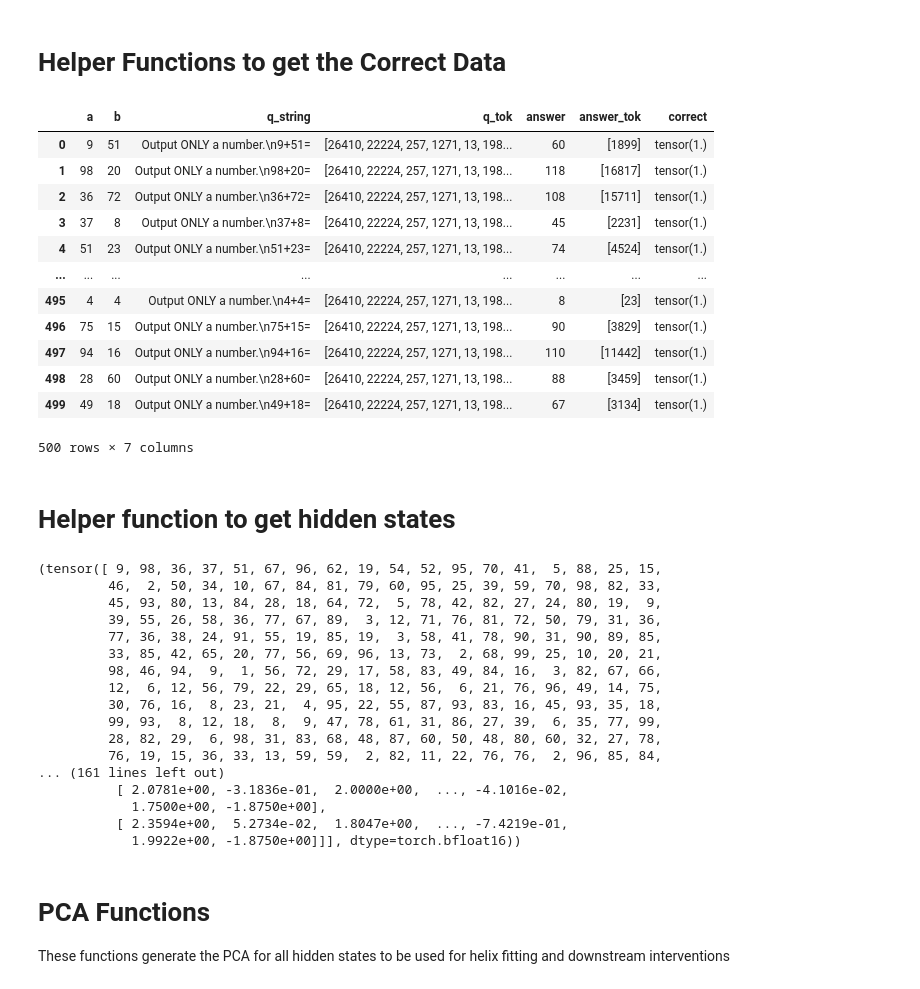
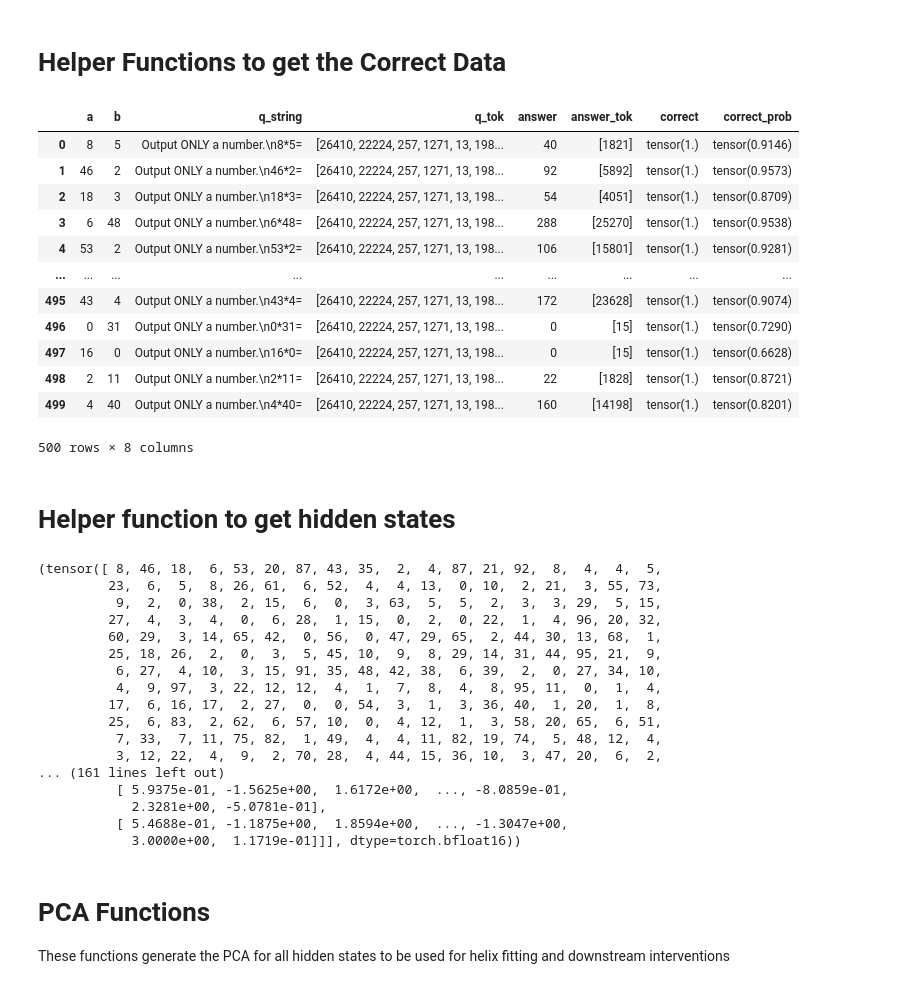
Before and after one commit to BorisTheBrave/llm-addition-takehome, a Jupyter notebook: llm-addition/experimentation/helix_fitting.ipynb, the cells around one changed output. Saved outputs shown, nothing was run; the diff lists cells and outputs as text; code cells hidden in the pictures.

```diff
--- a/llm-addition/experimentation/helix_fitting.ipynb
+++ b/llm-addition/experimentation/helix_fitting.ipynb
@@ -175,43 +179,43 @@ Accuracy for numbers up to 100: 79.65%
 # Helper Functions to get the Correct Data
 # %%
 def get_correct_df(mina = 0, maxa = 99):
-    df = pd.read_pickle(f'data_addition/gen_math/data_addition_correct_{mina}_{maxa}_{MODEL_NAME}.pkl')
+    df = pd.read_pickle(f'data_{OPERATION}/gen_math/data_{OPERATION}_correct_{mina}_{maxa}_{MODEL_NAME}.pkl')
     return df[df['correct'] == 1]
 
 def get_df_sample(mina = 0, maxa = 99, num_sample = 500, run = False):
     if run:
         df = get_correct_df(mina, maxa)
         df = df.sample(n=num_sample, random_state=42).reset_index(drop=True)
         # Save sampled dataframe
-        save_path = f'data_addition/gen_math/data_addition_correct_sample_{mina}_{maxa}_{MODEL_NAME}.pkl'
+        save_path = f'data_{OPERATION}/gen_math/data_{OPERATION}_correct_sample_{mina}_{maxa}_{MODEL_NAME}.pkl'
         df.to_pickle(save_path)
-    return pd.read_pickle(f'data_addition/gen_math/data_addition_correct_sample_{mina}_{maxa}_{MODEL_NAME}.pkl')
+    return pd.read_pickle(f'data_{OPERATION}/gen_math/data_{OPERATION}_correct_sample_{mina}_{maxa}_{MODEL_NAME}.pkl')
 
 def get_output_tokens(mina = 0, maxa = 99):
     # answers range from 0, 99 * 2
     avals, toks = [], []
     for a in range(mina, 2 * maxa + 1):
         atok = model.tokenizer(f'{a}')['input_ids']
         avals.append(a)
         toks.append(atok[0])
     return avals, toks
 
 a, toks = get_output_tokens()
 get_df_sample(run = True)
 # %% [output]
-|  | a | b | q_string | q_tok | answer | answer_tok | correct |
-| 0 | 9 | 51 | Output ONLY a number.\n9+51= | [26410, 22224, 257, 1271, 13, 198... | 60 | [1899] | tensor(1.) |
-| 1 | 98 | 20 | Output ONLY a number.\n98+20= | [26410, 22224, 257, 1271, 13, 198... | 118 | [16817] | tensor(1.) |
-| 2 | 36 | 72 | Output ONLY a number.\n36+72= | [26410, 22224, 257, 1271, 13, 198... | 108 | [15711] | tensor(1.) |
-| 3 | 37 | 8 | Output ONLY a number.\n37+8= | [26410, 22224, 257, 1271, 13, 198... | 45 | [2231] | tensor(1.) |
-| 4 | 51 | 23 | Output ONLY a number.\n51+23= | [26410, 22224, 257, 1271, 13, 198... | 74 | [4524] | tensor(1.) |
-| ... | ... | ... | ... | ... | ... | ... | ... |
-| 495 | 4 | 4 | Output ONLY a number.\n4+4= | [26410, 22224, 257, 1271, 13, 198... | 8 | [23] | tensor(1.) |
-| 496 | 75 | 15 | Output ONLY a number.\n75+15= | [26410, 22224, 257, 1271, 13, 198... | 90 | [3829] | tensor(1.) |
-| 497 | 94 | 16 | Output ONLY a number.\n94+16= | [26410, 22224, 257, 1271, 13, 198... | 110 | [11442] | tensor(1.) |
-| 498 | 28 | 60 | Output ONLY a number.\n28+60= | [26410, 22224, 257, 1271, 13, 198... | 88 | [3459] | tensor(1.) |
-| 499 | 49 | 18 | Output ONLY a number.\n49+18= | [26410, 22224, 257, 1271, 13, 198... | 67 | [3134] | tensor(1.) |
+|  | a | b | q_string | q_tok | answer | answer_tok | correct | correct_prob |
+| 0 | 8 | 5 | Output ONLY a number.\n8*5= | [26410, 22224, 257, 1271, 13, 198... | 40 | [1821] | tensor(1.) | tensor(0.9146) |
+| 1 | 46 | 2 | Output ONLY a number.\n46*2= | [26410, 22224, 257, 1271, 13, 198... | 92 | [5892] | tensor(1.) | tensor(0.9573) |
+| 2 | 18 | 3 | Output ONLY a number.\n18*3= | [26410, 22224, 257, 1271, 13, 198... | 54 | [4051] | tensor(1.) | tensor(0.8709) |
+| 3 | 6 | 48 | Output ONLY a number.\n6*48= | [26410, 22224, 257, 1271, 13, 198... | 288 | [25270] | tensor(1.) | tensor(0.9538) |
+| 4 | 53 | 2 | Output ONLY a number.\n53*2= | [26410, 22224, 257, 1271, 13, 198... | 106 | [15801] | tensor(1.) | tensor(0.9281) |
+| ... | ... | ... | ... | ... | ... | ... | ... | ... |
+| 495 | 43 | 4 | Output ONLY a number.\n43*4= | [26410, 22224, 257, 1271, 13, 198... | 172 | [23628] | tensor(1.) | tensor(0.9074) |
+| 496 | 0 | 31 | Output ONLY a number.\n0*31= | [26410, 22224, 257, 1271, 13, 198... | 0 | [15] | tensor(1.) | tensor(0.7290) |
+| 497 | 16 | 0 | Output ONLY a number.\n16*0= | [26410, 22224, 257, 1271, 13, 198... | 0 | [15] | tensor(1.) | tensor(0.6628) |
+| 498 | 2 | 11 | Output ONLY a number.\n2*11= | [26410, 22224, 257, 1271, 13, 198... | 22 | [1828] | tensor(1.) | tensor(0.8721) |
+| 499 | 4 | 40 | Output ONLY a number.\n4*40= | [26410, 22224, 257, 1271, 13, 198... | 160 | [14198] | tensor(1.) | tensor(0.8201) |
-500 rows × 7 columns
+500 rows × 8 columns
 # %% [markdown]
 # Helper function to get hidden states
 # %%
@@ -249,9 +253,9 @@ def run_hs(target, mina = 0, maxa = 99, batch_size = 80, sample = False):
     # Save nums and hss to file with descriptive name
     # Use _FULL in filename if using complete dataset
     suffix = '_FULL' if not sample else ''
-    save_path = f'data/helix_hss/{target}_helix_data_{mina}_{maxa}{suffix}_{MODEL_NAME}.pt'
+    save_path = f'data_{OPERATION}/helix_hss/{target}_helix_data_{mina}_{maxa}{suffix}_{MODEL_NAME}.pt'
     # Create directory if it doesn't exist
-    os.makedirs('data/helix_hss', exist_ok=True)
+    os.makedirs(f'data_{OPERATION}/helix_hss', exist_ok=True)
     # Save tensors
     torch.save({
         'a': a,
@@ -263,7 +267,7 @@ def run_hs(target, mina = 0, maxa = 99, batch_size = 80, sample = False):
 
 def get_nums_hss(target, mina = 0,maxa = 99, sample = True):
     suffix = '_FULL' if not sample else ''
-    save_path = f'data/helix_hss/{target}_helix_data_{mina}_{maxa}{suffix}_{MODEL_NAME}.pt'
+    save_path = f'data_{OPERATION}/helix_hss/{target}_helix_data_{mina}_{maxa}{suffix}_{MODEL_NAME}.pt'
     obj = torch.load(save_path, weights_only=True)
     a,b,a_b, hss = obj['a'], obj['b'], obj['a+b'], obj['hidden_states']
     return a,b,a_b, hss
@@ -276,23 +280,23 @@ def get_nums_hss(target, mina = 0,maxa = 99, sample = True):
 # run_hs('a+b', sample = True)
 get_nums_hss('a', sample = True)
 # %% [output]
-(tensor([ 9, 98, 36, 37, 51, 67, 96, 62, 19, 54, 52, 95, 70, 41,  5, 88, 25, 15,
-         46,  2, 50, 34, 10, 67, 84, 81, 79, 60, 95, 25, 39, 59, 70, 98, 82, 33,
-         45, 93, 80, 13, 84, 28, 18, 64, 72,  5, 78, 42, 82, 27, 24, 80, 19,  9,
-         39, 55, 26, 58, 36, 77, 67, 89,  3, 12, 71, 76, 81, 72, 50, 79, 31, 36,
-         77, 36, 38, 24, 91, 55, 19, 85, 19,  3, 58, 41, 78, 90, 31, 90, 89, 85,
-         33, 85, 42, 65, 20, 77, 56, 69, 96, 13, 73,  2, 68, 99, 25, 10, 20, 21,
-         98, 46, 94,  9,  1, 56, 72, 29, 17, 58, 83, 49, 84, 16,  3, 82, 67, 66,
-         12,  6, 12, 56, 79, 22, 29, 65, 18, 12, 56,  6, 21, 76, 96, 49, 14, 75,
-         30, 76, 16,  8, 23, 21,  4, 95, 22, 55, 87, 93, 83, 16, 45, 93, 35, 18,
-         99, 93,  8, 12, 18,  8,  9, 47, 78, 61, 31, 86, 27, 39,  6, 35, 77, 99,
-         28, 82, 29,  6, 98, 31, 83, 68, 48, 87, 60, 50, 48, 80, 60, 32, 27, 78,
-         76, 19, 15, 36, 33, 13, 59, 59,  2, 82, 11, 22, 76, 76,  2, 96, 85, 84,
+(tensor([ 8, 46, 18,  6, 53, 20, 87, 43, 35,  2,  4, 87, 21, 92,  8,  4,  4,  5,
+         23,  6,  5,  8, 26, 61,  6, 52,  4,  4, 13,  0, 10,  2, 21,  3, 55, 73,
+          9,  2,  0, 38,  2, 15,  6,  0,  3, 63,  5,  5,  2,  3,  3, 29,  5, 15,
+         27,  4,  3,  4,  0,  6, 28,  1, 15,  0,  2,  0, 22,  1,  4, 96, 20, 32,
+         60, 29,  3, 14, 65, 42,  0, 56,  0, 47, 29, 65,  2, 44, 30, 13, 68,  1,
+         25, 18, 26,  2,  0,  3,  5, 45, 10,  9,  8, 29, 14, 31, 44, 95, 21,  9,
+          6, 27,  4, 10,  3, 15, 91, 35, 48, 42, 38,  6, 39,  2,  0, 27, 34, 10,
+          4,  9, 97,  3, 22, 12, 12,  4,  1,  7,  8,  4,  8, 95, 11,  0,  1,  4,
+         17,  6, 16, 17,  2, 27,  0,  0, 54,  3,  1,  3, 36, 40,  1, 20,  1,  8,
+         25,  6, 83,  2, 62,  6, 57, 10,  0,  4, 12,  1,  3, 58, 20, 65,  6, 51,
+          7, 33,  7, 11, 75, 82,  1, 49,  4,  4, 11, 82, 19, 74,  5, 48, 12,  4,
+          3, 12, 22,  4,  9,  2, 70, 28,  4, 44, 15, 36, 10,  3, 47, 20,  6,  2,
 ... (161 lines left out)
-          [ 2.0781e+00, -3.1836e-01,  2.0000e+00,  ..., -4.1016e-02,
-            1.7500e+00, -1.8750e+00],
-          [ 2.3594e+00,  5.2734e-02,  1.8047e+00,  ..., -7.4219e-01,
-            1.9922e+00, -1.8750e+00]]], dtype=torch.bfloat16))
+          [ 5.9375e-01, -1.5625e+00,  1.6172e+00,  ..., -8.0859e-01,
+            2.3281e+00, -5.0781e-01],
+          [ 5.4688e-01, -1.1875e+00,  1.8594e+00,  ..., -1.3047e+00,
+            3.0000e+00,  1.1719e-01]]], dtype=torch.bfloat16))
 # %% [markdown]
 # PCA Functions
 These functions generate the PCA for all hidden states to be used for helix fitting and downstream interventions
```
Also changed, not shown: parts of 11 cells of this notebook, 1 other file.
